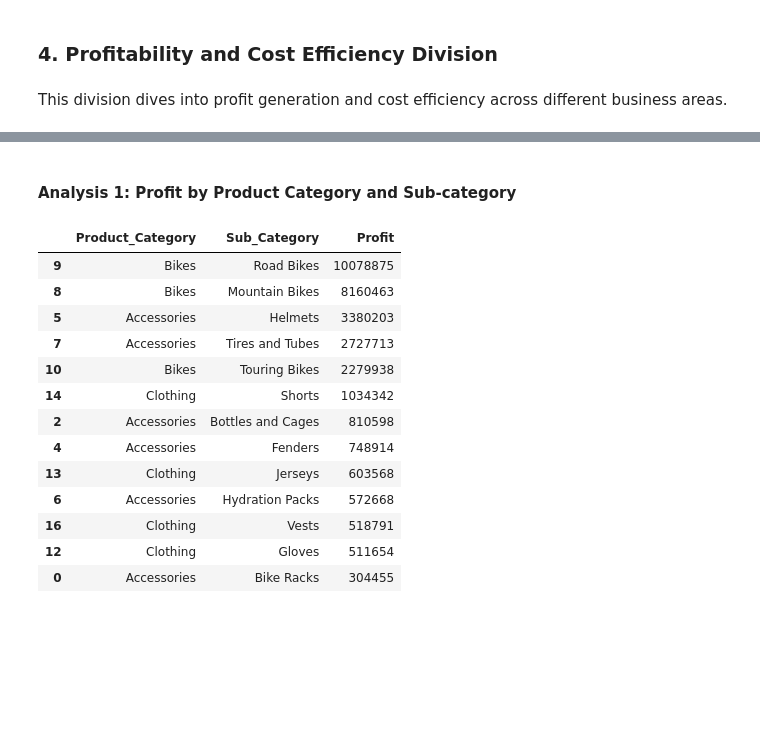
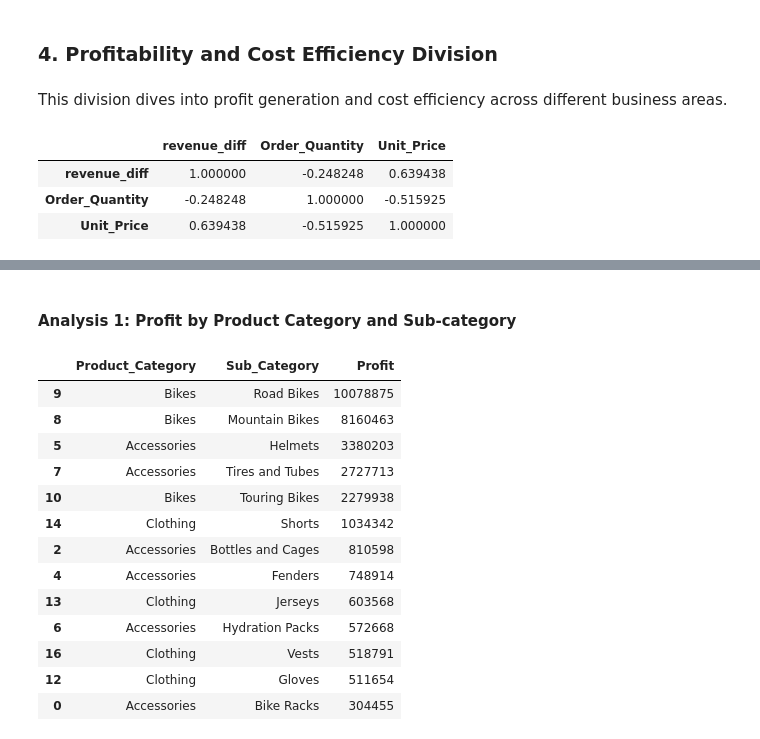
Before and after one commit to JinnOppa/Data-Analysis-Portfolio, a Jupyter notebook: bike-sales/sales2.ipynb, the cells around one changed output, grey strips where cells are left out. Drawn from its saved outputs; the diff is of its cells as text; code cells hidden in the pictures; blank space fills up the shorter version.

```diff
--- a/bike-sales/sales2.ipynb
+++ b/bike-sales/sales2.ipynb
@@ -1142,3 +1100,12 @@ y_pred = model.predict(X_test)
 ### **4. Profitability and Cost Efficiency Division**
 # %% [markdown]
 This division dives into profit generation and cost efficiency across different business areas.
+# %%
+# Correlation between revenue_diff, Order_Quantity, and Unit_Price
+correlation = df[['revenue_diff', 'Order_Quantity', 'Unit_Price']].corr()
+correlation
+# %% [output]
+|  | revenue_diff | Order_Quantity | Unit_Price |
+| revenue_diff | 1.000000 | -0.248248 | 0.639438 |
+| Order_Quantity | -0.248248 | 1.000000 | -0.515925 |
+| Unit_Price | 0.639438 | -0.515925 | 1.000000 |
```
Also changed, not shown: parts of 12 cells of this notebook.
